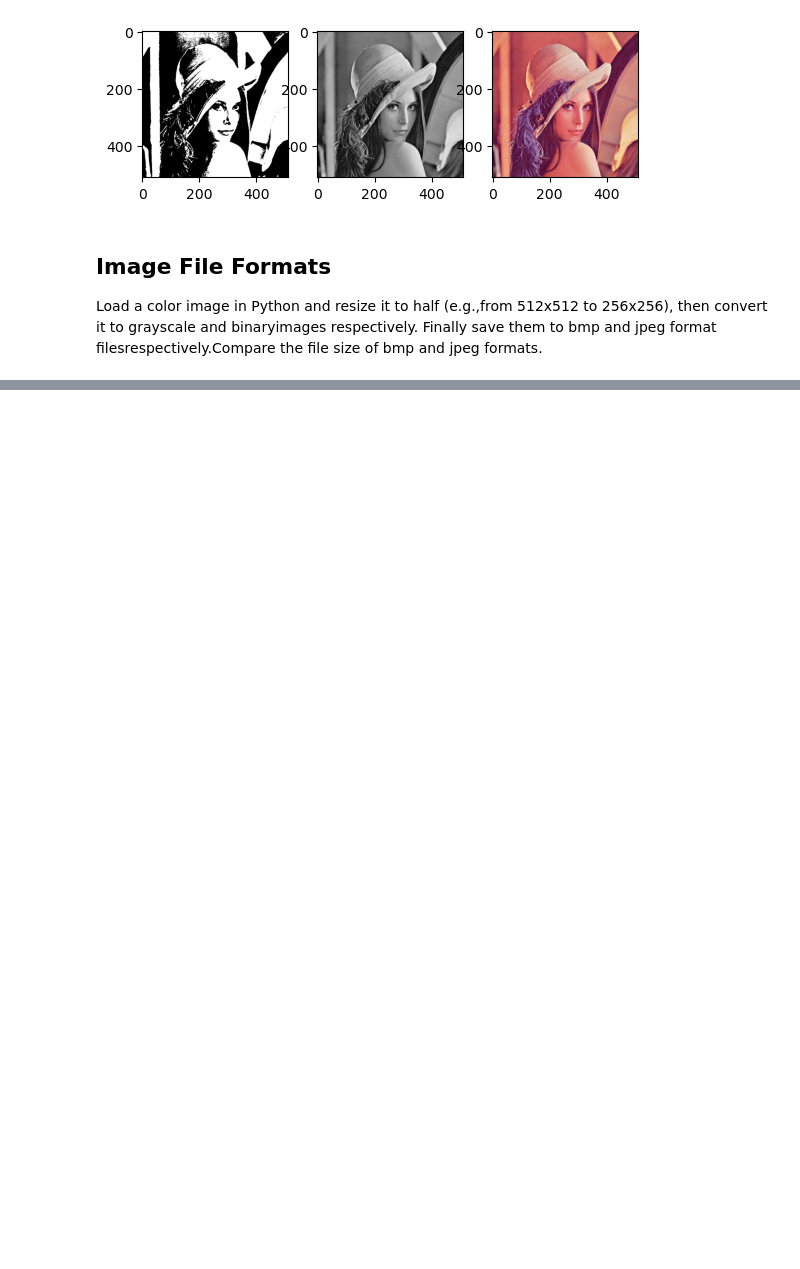
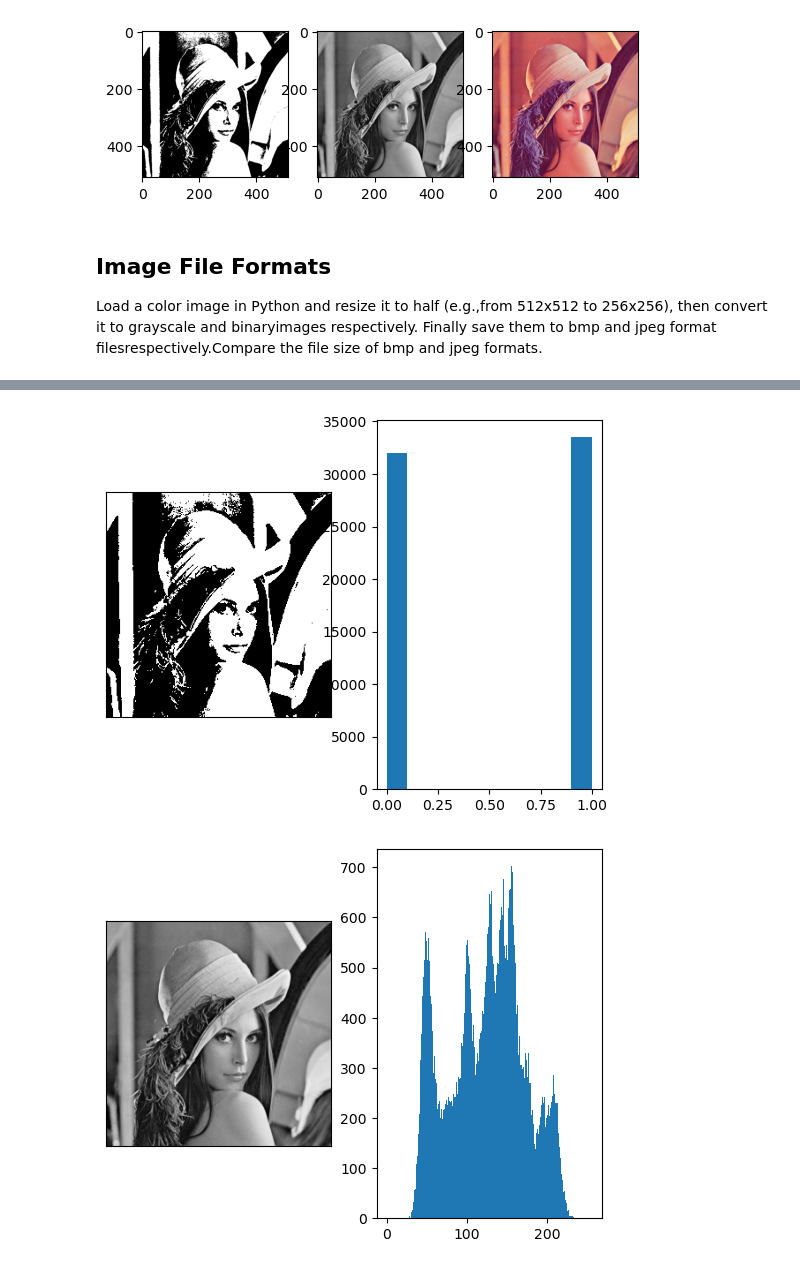
Before and after one commit to fede-giorgi/Computer-Vision, a Jupyter notebook: Basics.ipynb, the cells around one changed output, grey strips where cells are left out. Cells and saved outputs as stored; diff of their text form; code cells hidden in the pictures; blank space fills up the shorter version.

```diff
--- a/Basics.ipynb
+++ b/Basics.ipynb
@@ -63,0 +62,39 @@ plt.imsave(filename+"_binary"+savedExt, img_binary, cmap = "gray")
+# %%
+img_binary = img_binary / 255 # convert to 0 and 1
+
+# Plot binary image and its histogram
+plt.figure(1)
+plt.subplot(1, 2, 1)
+plt.imshow(img_binary, cmap='gray')
+plt.xticks([])
+plt.yticks([])
+plt.subplot(1, 2, 2)
+plt.hist(img_binary.ravel())
+plt.show()
+
+# Plot gray image and its histogram
+plt.figure(2)
+plt.subplot(1, 2, 1)
+plt.imshow(img_gray, cmap='gray')
+plt.xticks([])
+plt.yticks([])
+plt.subplot(1, 2, 2)
+plt.hist(img_gray.ravel(), bins=256, range=[0, 256])
+plt.show()
+
+# Plot color image and histograms of three channels
+plt.figure(3)
+plt.subplot(2, 2, 1)
+plt.imshow(img_RGB)
+plt.xticks([])
+plt.yticks([])
+plt.subplot(2, 2, 2)
+plt.hist(img_color[:, :, 2].ravel(), bins=256, range=[0, 256])
+plt.subplot(2, 2, 3)
+plt.hist(img_color[:, :, 1].ravel(), bins=256, range=[0, 256])
+plt.subplot(2, 2, 4)
+plt.hist(img_color[:, :, 0].ravel(), bins=256, range=[0, 256])
+plt.show()
+# %% [output]
+[figure, added]
+[figure, added]
```
Also changed, not shown: parts of 11 cells of this notebook, 3 other files.
